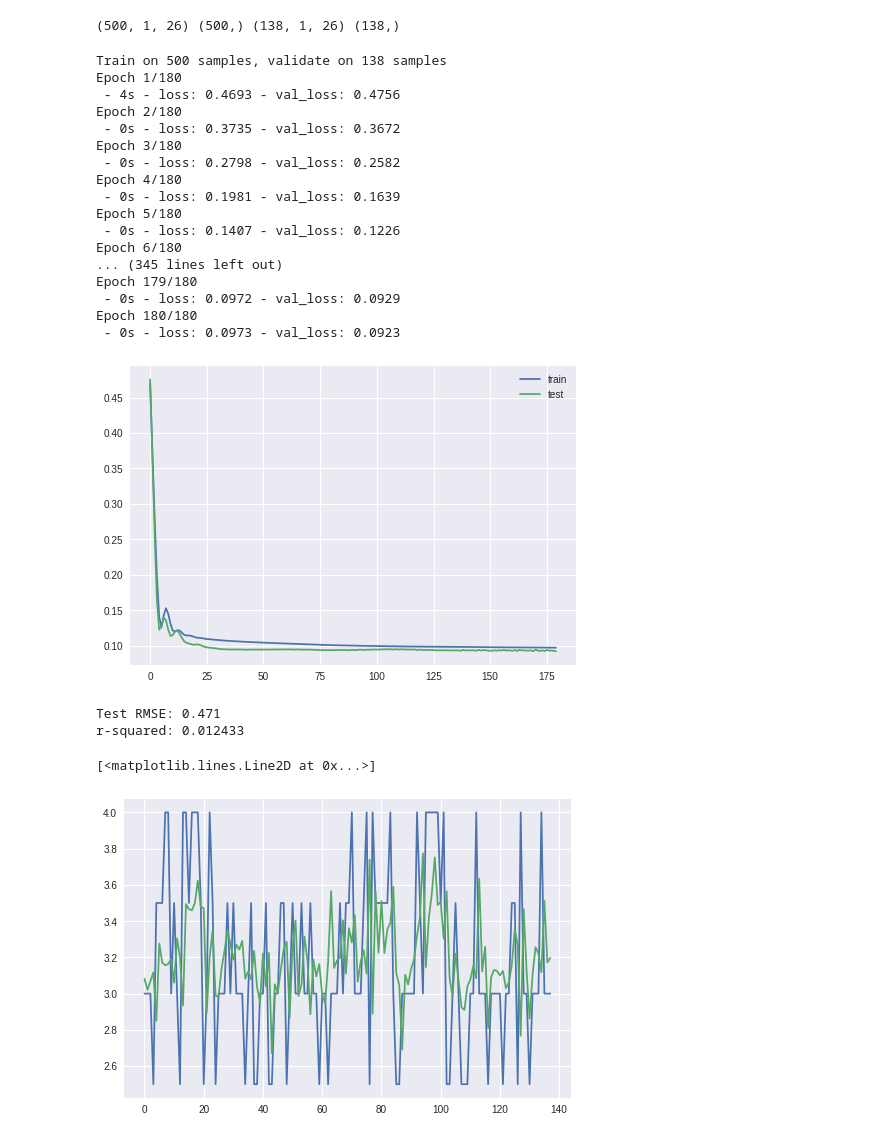
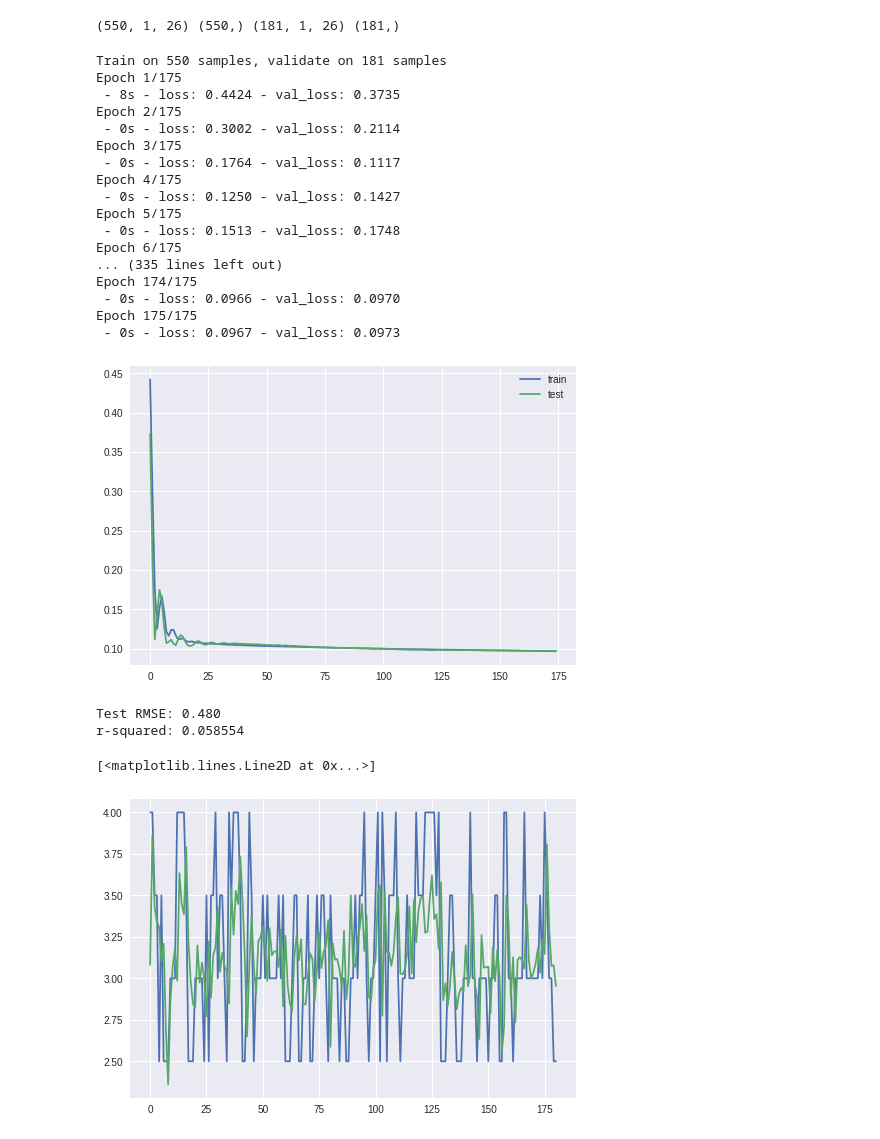
Before and after one commit to xujenna/thesis_explorations, a Jupyter notebook: life_support/predictor/LSTM_predictor/LSTM_RNN_mood_predictor_no_reporterDF.ipynb, the cells around one changed output. Saved outputs shown, nothing was run; the diff lists cells and outputs as text; code cells hidden in the pictures.

```diff
--- a/life_support/predictor/LSTM_predictor/LSTM_RNN_mood_predictor_no_reporterDF.ipynb
+++ b/life_support/predictor/LSTM_predictor/LSTM_RNN_mood_predictor_no_reporterDF.ipynb
@@ -3,7 +3,7 @@
 
 from sklearn.externals import joblib
 
-finalMergedDF = joblib.load('finalMergedDF_noOutputs3.pkl')
+finalMergedDF = joblib.load('finalMergedDF_noOutputs5.pkl')
 
 from sklearn.model_selection import train_test_split
 from sklearn.preprocessing import LabelEncoder
@@ -59,11 +59,10 @@ cols.insert(0, cols.pop(cols.index('mood')))
 finalMergedDF = finalMergedDF.loc[:,cols]
 
 values = finalMergedDF.values
-encoder = LabelEncoder()
-values[:,4] = encoder.fit_transform(values[:,4])
 values = values.astype('float32')
 scaler = MinMaxScaler(feature_range=(0,1))
 scaled = scaler.fit_transform(values)
 
 reframed = series_to_supervised(scaled, 1,1)
 reframed.drop(reframed.columns[[27,28,29,30,31,32,33,34,35,36,37,38,39,40,41,42,43,44,45,46,47,48,49,50,51]], axis=1, inplace=True)
+reframed
@@ -70,6 +88,6 @@ reframed.drop(reframed.columns[[27,28,29,30,31,32,33,34,35,36,37,38,39,40,41,42,
 # %%
 values = reframed.values
-n_train_hours = 500
+n_train_hours = 550
 train = values[:n_train_hours, :]
 test = values[n_train_hours:, :]
 # split into input and outputs
@@ -80,39 +98,39 @@ train_X = train_X.reshape((train_X.shape[0], 1, train_X.shape[1]))
 test_X = test_X.reshape((test_X.shape[0], 1, test_X.shape[1]))
 print(train_X.shape, train_y.shape, test_X.shape, test_y.shape)
 # %% [output]
-(500, 1, 26) (500,) (138, 1, 26) (138,)
+(550, 1, 26) (550,) (181, 1, 26) (181,)
 # %%
 import matplotlib.pyplot as plt
 model = Sequential()
-model.add(LSTM(100, input_shape=(train_X.shape[1], train_X.shape[2])))
+model.add(LSTM(250, input_shape=(train_X.shape[1], train_X.shape[2])))
 model.add(Dense(1))
 model.compile(loss='mae', optimizer='adam')
 
-history = model.fit(train_X, train_y, epochs=180, batch_size=200, validation_data=(test_X, test_y), verbose=2, shuffle=False)
+history = model.fit(train_X, train_y, epochs=175, batch_size=200, validation_data=(test_X, test_y), verbose=2, shuffle=False)
 
 plt.plot(history.history['loss'], label='train')
 plt.plot(history.history['val_loss'], label='test')
 plt.legend()
 plt.show()
 # %% [output]
-Train on 500 samples, validate on 138 samples
-Epoch 1/180
- - 4s - loss: 0.4693 - val_loss: 0.4756
-Epoch 2/180
- - 0s - loss: 0.3735 - val_loss: 0.3672
-Epoch 3/180
- - 0s - loss: 0.2798 - val_loss: 0.2582
-Epoch 4/180
- - 0s - loss: 0.1981 - val_loss: 0.1639
-Epoch 5/180
- - 0s - loss: 0.1407 - val_loss: 0.1226
-Epoch 6/180
-... (345 lines left out)
-Epoch 179/180
- - 0s - loss: 0.0972 - val_loss: 0.0929
-Epoch 180/180
- - 0s - loss: 0.0973 - val_loss: 0.0923
+Train on 550 samples, validate on 181 samples
+Epoch 1/175
+ - 8s - loss: 0.4424 - val_loss: 0.3735
+Epoch 2/175
+ - 0s - loss: 0.3002 - val_loss: 0.2114
+Epoch 3/175
+ - 0s - loss: 0.1764 - val_loss: 0.1117
+Epoch 4/175
+ - 0s - loss: 0.1250 - val_loss: 0.1427
+Epoch 5/175
+ - 0s - loss: 0.1513 - val_loss: 0.1748
+Epoch 6/175
+... (335 lines left out)
+Epoch 174/175
+ - 0s - loss: 0.0966 - val_loss: 0.0970
+Epoch 175/175
+ - 0s - loss: 0.0967 - val_loss: 0.0973
-[figure, old version]
+[figure, new version]
 # %%
 # #from sklearn.externals import joblib
 
@@ -143,5 +161,5 @@ rmse = np.sqrt(mean_squared_error(inv_y, inv_yhat))
 print('Test RMSE: %.3f' % rmse)
 print('r-squared: %f'%(r2_score(inv_y, inv_yhat)))
 # %% [output]
-Test RMSE: 0.471
-r-squared: 0.012433
+Test RMSE: 0.480
+r-squared: 0.058554
@@ -155,4 +175,4 @@ plt.plot(inv_y)
 plt.plot(inv_yhat)
 # %% [output]
 [<matplotlib.lines.Line2D at 0x...>]
-[figure, old version]
+[figure, new version]
```
Also changed, not shown: parts of 2 cells of this notebook, 17 other files.
